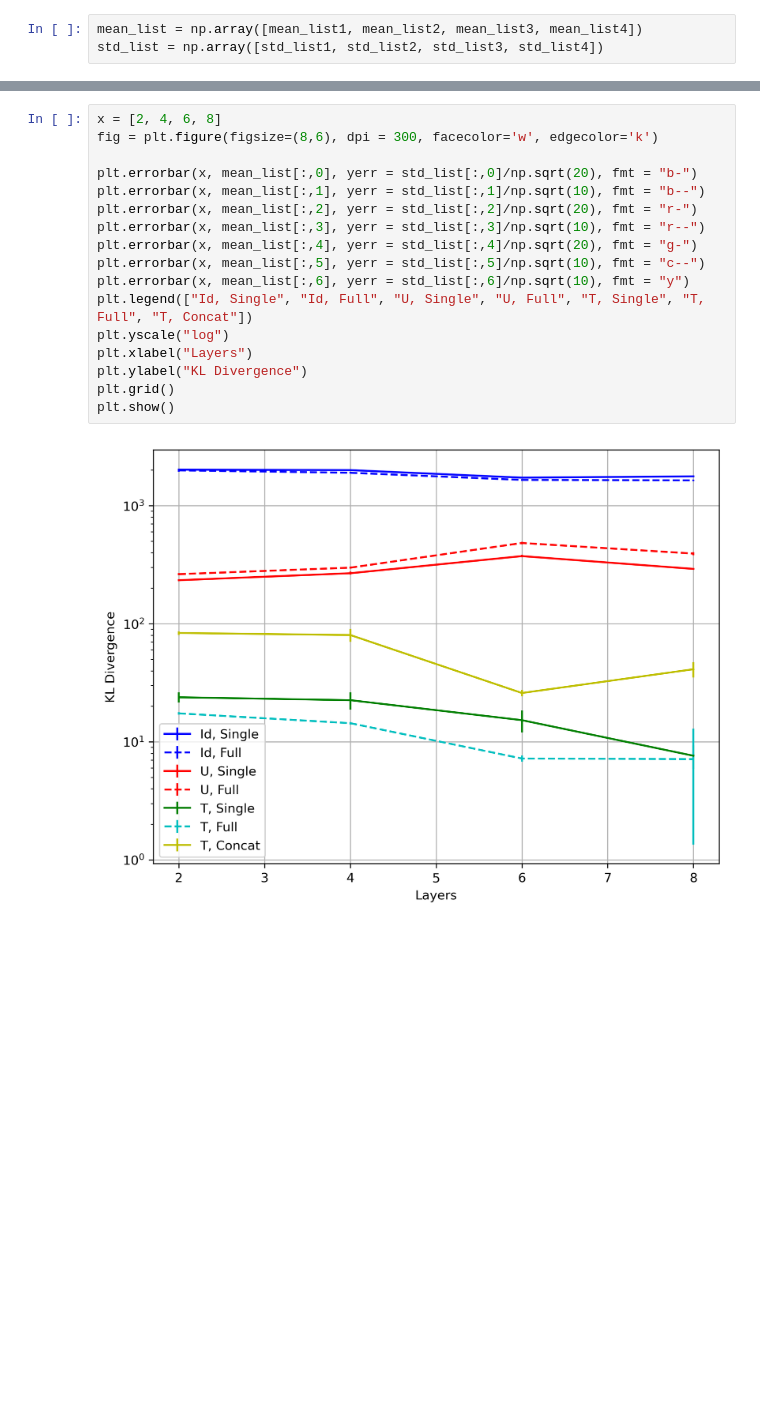
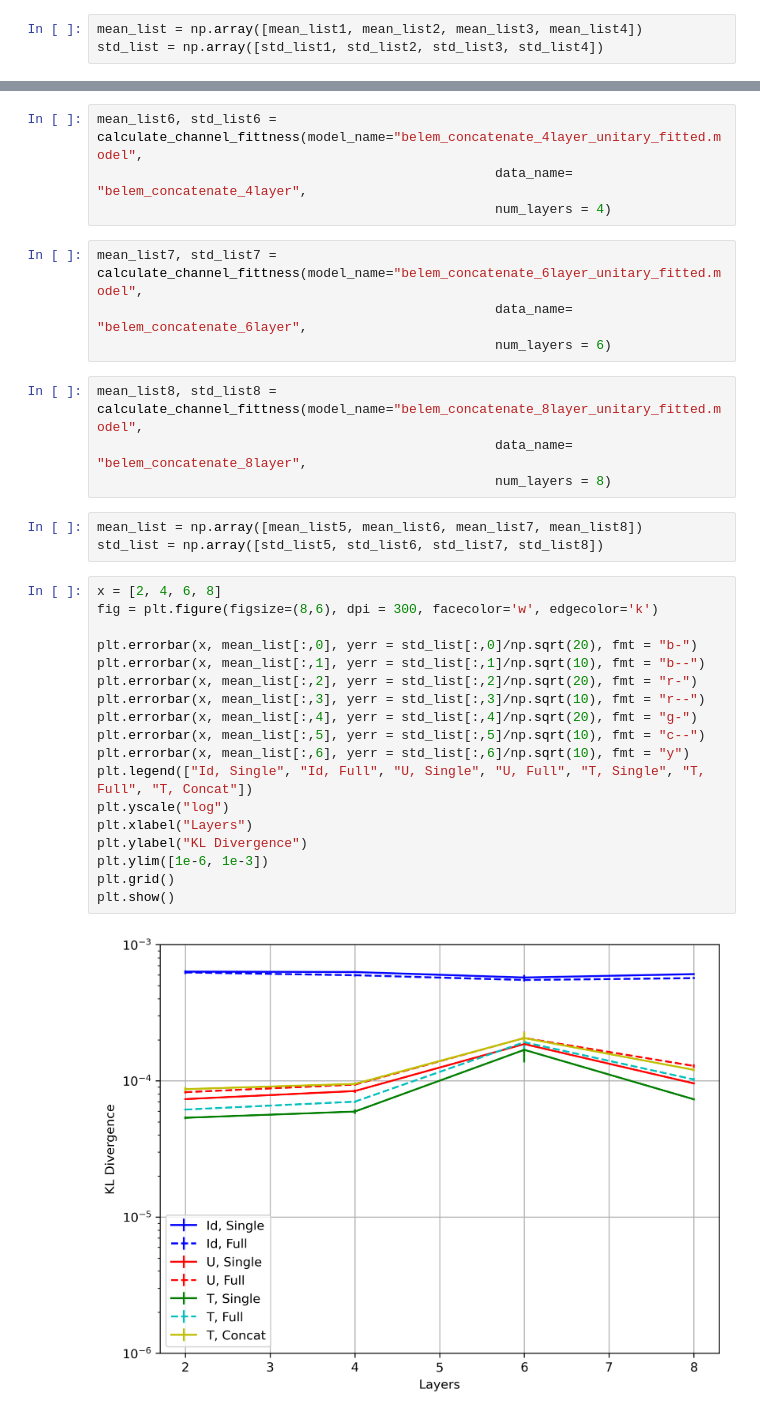
Before and after one commit to KristianWold/experimental-quantum-spectrum, a Jupyter notebook: notebooks/analysis/Concatenation, Analysis.ipynb, the cells around one changed output, grey strips where cells are left out. Drawn from its saved outputs; the diff is of its cells as text; blank space fills up the shorter version.

```diff
--- a/notebooks/analysis/Concatenation, Analysis.ipynb
+++ b/notebooks/analysis/Concatenation, Analysis.ipynb
@@ -291,19 +305,35 @@ std_list = np.array([std_list1, std_list2, std_list3, std_list4])
+# %%
+mean_list6, std_list6 = calculate_channel_fittness(model_name="belem_concatenate_4layer_unitary_fitted.model",
+                                                   data_name= "belem_concatenate_4layer",
+                                                   num_layers = 4)
+# %%
+mean_list7, std_list7 = calculate_channel_fittness(model_name="belem_concatenate_6layer_unitary_fitted.model",
+                                                   data_name= "belem_concatenate_6layer",
+                                                   num_layers = 6)
+# %%
+mean_list8, std_list8 = calculate_channel_fittness(model_name="belem_concatenate_8layer_unitary_fitted.model",
+                                                   data_name= "belem_concatenate_8layer",
+                                                   num_layers = 8)
+# %%
+mean_list = np.array([mean_list5, mean_list6, mean_list7, mean_list8])
+std_list = np.array([std_list5, std_list6, std_list7, std_list8])
 # %%
 x = [2, 4, 6, 8]
 fig = plt.figure(figsize=(8,6), dpi = 300, facecolor='w', edgecolor='k')
 
 plt.errorbar(x, mean_list[:,0], yerr = std_list[:,0]/np.sqrt(20), fmt = "b-")
 plt.errorbar(x, mean_list[:,1], yerr = std_list[:,1]/np.sqrt(10), fmt = "b--")
 plt.errorbar(x, mean_list[:,2], yerr = std_list[:,2]/np.sqrt(20), fmt = "r-")
 plt.errorbar(x, mean_list[:,3], yerr = std_list[:,3]/np.sqrt(10), fmt = "r--")
 plt.errorbar(x, mean_list[:,4], yerr = std_list[:,4]/np.sqrt(20), fmt = "g-")
 plt.errorbar(x, mean_list[:,5], yerr = std_list[:,5]/np.sqrt(10), fmt = "c--")
 plt.errorbar(x, mean_list[:,6], yerr = std_list[:,6]/np.sqrt(10), fmt = "y")
 plt.legend(["Id, Single", "Id, Full", "U, Single", "U, Full", "T, Single", "T, Full", "T, Concat"])
 plt.yscale("log")
 plt.xlabel("Layers")
 plt.ylabel("KL Divergence")
+plt.ylim([1e-6, 1e-3])
 plt.grid()
 plt.show()
 # %% [output]
-[figure, old version]
+[figure, new version]
```
Also changed, not shown: parts of 20 cells of this notebook, 7 other files.
